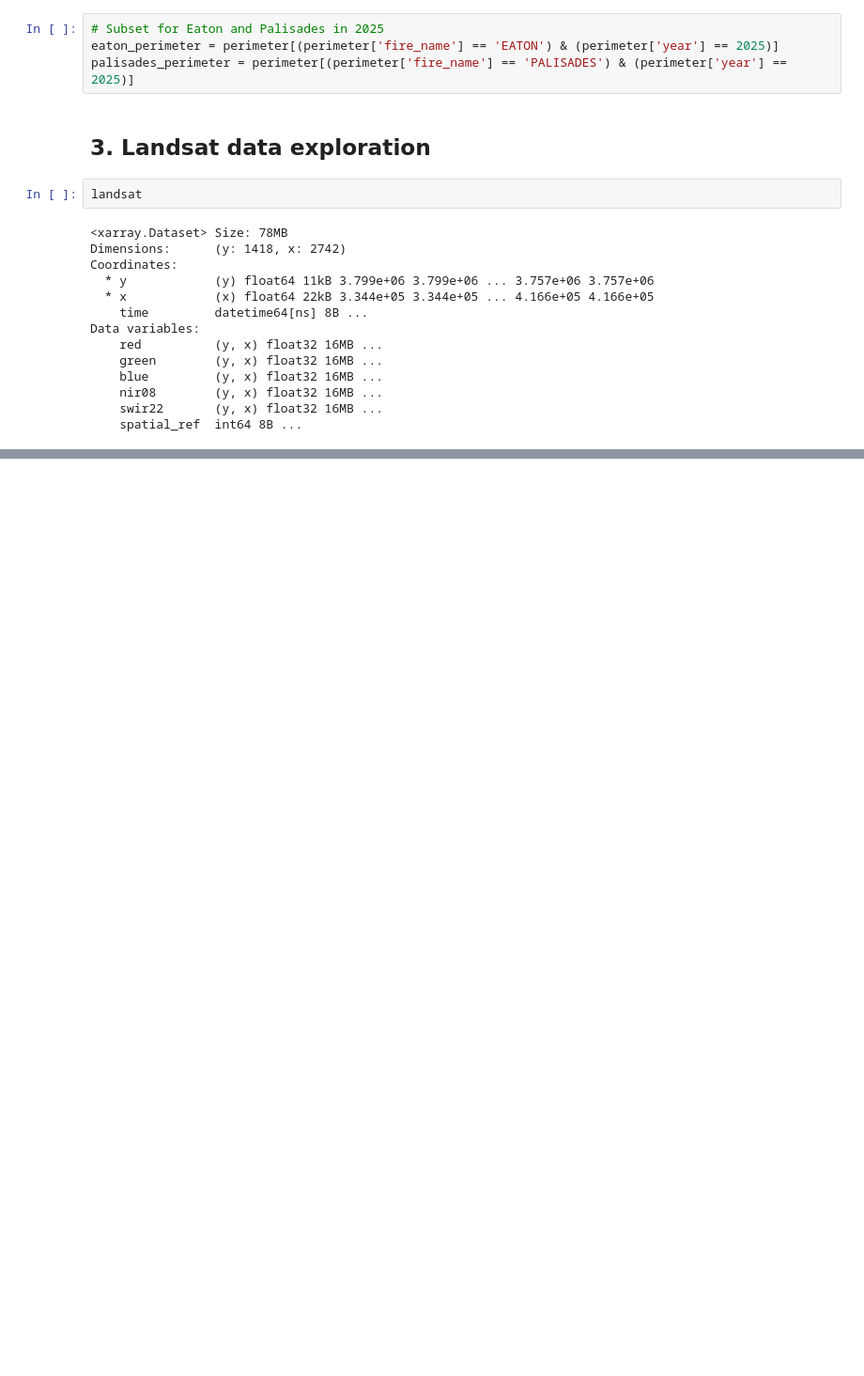
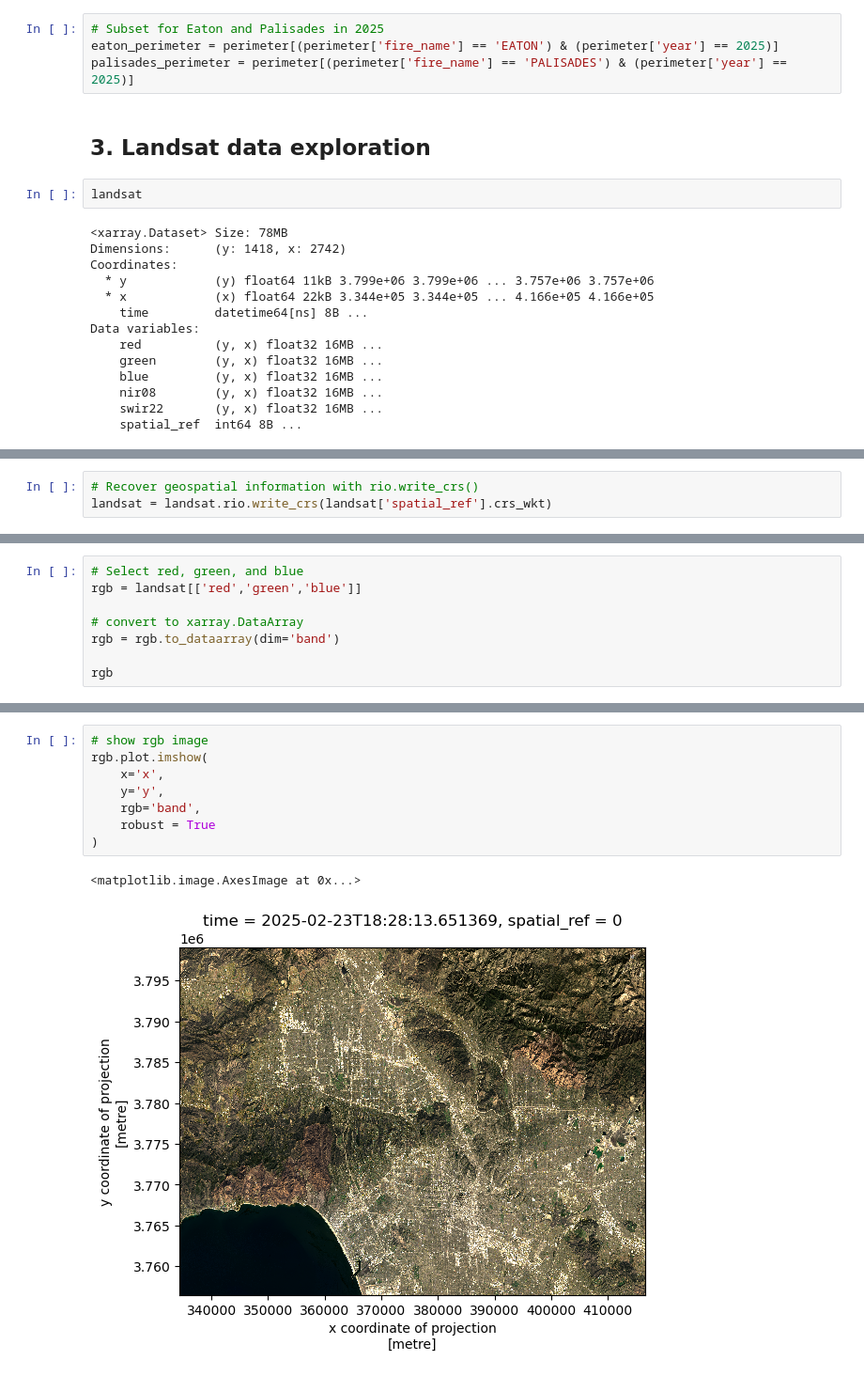
Before and after one commit to kloo49/eds220-hwk4-kloo, a Jupyter notebook: hwk4-task2-false-color-loo.ipynb, the cells around one changed output, grey strips where cells are left out. Shown at 94% size. Cells and saved outputs as stored; diff of their text form; blank space fills up the shorter version.

Commit message:
printed landsat rgb image

```diff
--- a/hwk4-task2-false-color-loo.ipynb
+++ b/hwk4-task2-false-color-loo.ipynb
@@ -108,0 +122,3 @@ Data variables:
+# %%
+# Recover geospatial information with rio.write_crs()
+landsat = landsat.rio.write_crs(landsat['spatial_ref'].crs_wkt)
@@ -108,0 +130,8 @@ Data variables:
+# %%
+# Select red, green, and blue
+rgb = landsat[['red','green','blue']]
+
+# convert to xarray.DataArray
+rgb = rgb.to_dataarray(dim='band')
+
+rgb
@@ -108,0 +156,11 @@ Data variables:
+# %%
+# show rgb image
+rgb.plot.imshow(
+    x='x',
+    y='y',
+    rgb='band',
+    robust = True
+)
+# %% [output]
+<matplotlib.image.AxesImage at 0x...>
+[figure, added]
```
Also changed, not shown: parts of 9 cells of this notebook.
